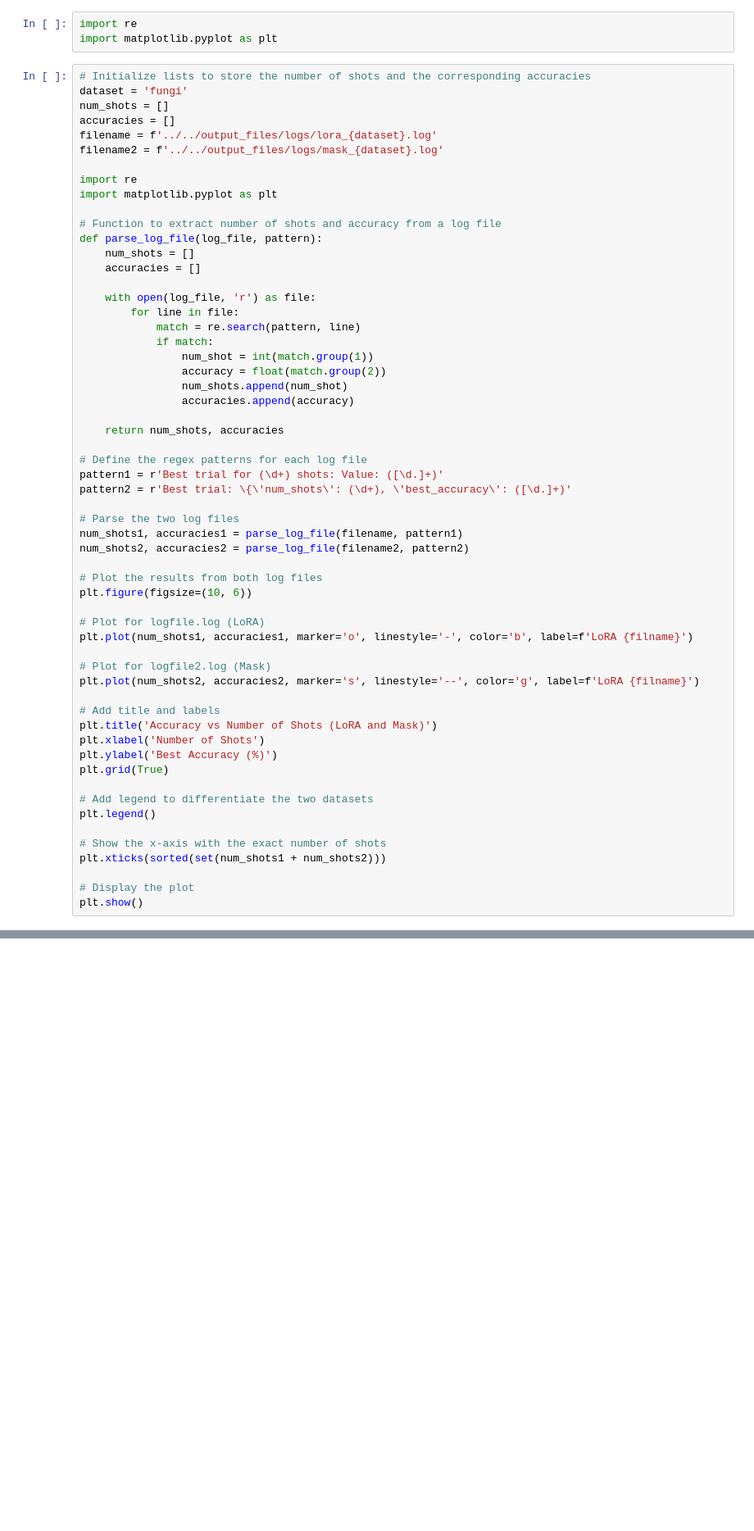
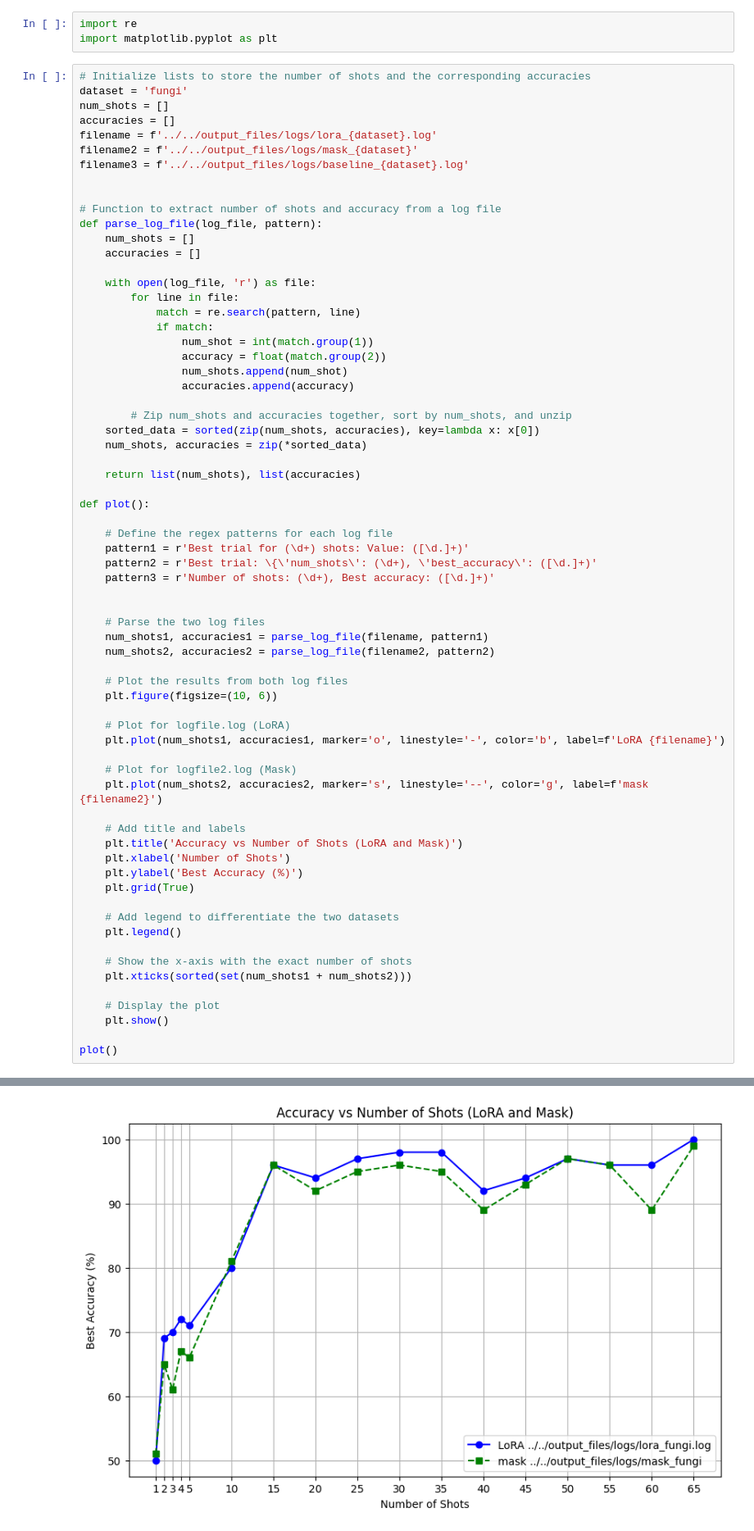
Before and after one commit to RafLaf/mask_train, a Jupyter notebook: notebooks/vary_n-shots_mask-vs-lora/vary_n_shots.ipynb, the cells around one changed output, grey strips where cells are left out. Shown: that part at 82% size. Drawn from its saved outputs; the diff is of its cells as text; blank space fills up the shorter version.

```diff
--- a/notebooks/vary_n-shots_mask-vs-lora/vary_n_shots.ipynb
+++ b/notebooks/vary_n-shots_mask-vs-lora/vary_n_shots.ipynb
@@ -7,10 +7,9 @@ dataset = 'fungi'
 num_shots = []
 accuracies = []
 filename = f'../../output_files/logs/lora_{dataset}.log'
-filename2 = f'../../output_files/logs/mask_{dataset}.log'
+filename2 = f'../../output_files/logs/mask_{dataset}'
+filename3 = f'../../output_files/logs/baseline_{dataset}.log'
 
-import re
-import matplotlib.pyplot as plt
 
 # Function to extract number of shots and accuracy from a log file
 def parse_log_file(log_file, pattern):
@@ -26,37 +25,47 @@ def parse_log_file(log_file, pattern):
                 num_shots.append(num_shot)
                 accuracies.append(accuracy)
 
-    return num_shots, accuracies
+        # Zip num_shots and accuracies together, sort by num_shots, and unzip
+    sorted_data = sorted(zip(num_shots, accuracies), key=lambda x: x[0])
+    num_shots, accuracies = zip(*sorted_data)
 
-# Define the regex patterns for each log file
-pattern1 = r'Best trial for (\d+) shots: Value: ([\d.]+)'
-pattern2 = r'Best trial: \{\'num_shots\': (\d+), \'best_accuracy\': ([\d.]+)'
+    return list(num_shots), list(accuracies)
 
-# Parse the two log files
-num_shots1, accuracies1 = parse_log_file(filename, pattern1)
-num_shots2, accuracies2 = parse_log_file(filename2, pattern2)
+def plot():
 
-# Plot the results from both log files
-plt.figure(figsize=(10, 6))
+    # Define the regex patterns for each log file
+    pattern1 = r'Best trial for (\d+) shots: Value: ([\d.]+)'
+    pattern2 = r'Best trial: \{\'num_shots\': (\d+), \'best_accuracy\': ([\d.]+)'
+    pattern3 = r'Number of shots: (\d+), Best accuracy: ([\d.]+)'
 
-# Plot for logfile.log (LoRA)
-plt.plot(num_shots1, accuracies1, marker='o', linestyle='-', color='b', label=f'LoRA {filname}')
 
-# Plot for logfile2.log (Mask)
-plt.plot(num_shots2, accuracies2, marker='s', linestyle='--', color='g', label=f'LoRA {filname}')
+    # Parse the two log files
+    num_shots1, accuracies1 = parse_log_file(filename, pattern1)
+    num_shots2, accuracies2 = parse_log_file(filename2, pattern2)
 
-# Add title and labels
-plt.title('Accuracy vs Number of Shots (LoRA and Mask)')
-plt.xlabel('Number of Shots')
-plt.ylabel('Best Accuracy (%)')
-plt.grid(True)
+    # Plot the results from both log files
+    plt.figure(figsize=(10, 6))
 
-# Add legend to differentiate the two datasets
-plt.legend()
+    # Plot for logfile.log (LoRA)
+    plt.plot(num_shots1, accuracies1, marker='o', linestyle='-', color='b', label=f'LoRA {filename}')
 
-# Show the x-axis with the exact number of shots
-plt.xticks(sorted(set(num_shots1 + num_shots2)))
+    # Plot for logfile2.log (Mask)
+    plt.plot(num_shots2, accuracies2, marker='s', linestyle='--', color='g', label=f'mask {filename2}')
 
-# Display the plot
-plt.show()
+    # Add title and labels
+    plt.title('Accuracy vs Number of Shots (LoRA and Mask)')
+    plt.xlabel('Number of Shots')
+    plt.ylabel('Best Accuracy (%)')
+    plt.grid(True)
+
+    # Add legend to differentiate the two datasets
+    plt.legend()
+
+    # Show the x-axis with the exact number of shots
+    plt.xticks(sorted(set(num_shots1 + num_shots2)))
+
+    # Display the plot
+    plt.show()
+
+plot()
 # %% [output]
@@ -63,0 +72 @@ FileNotFoundError: [Errno 2] No such file or directory: '../../output_files/logs
+[figure, added]
```
Also changed, not shown: parts of 2 cells of this notebook, 7 other files.
